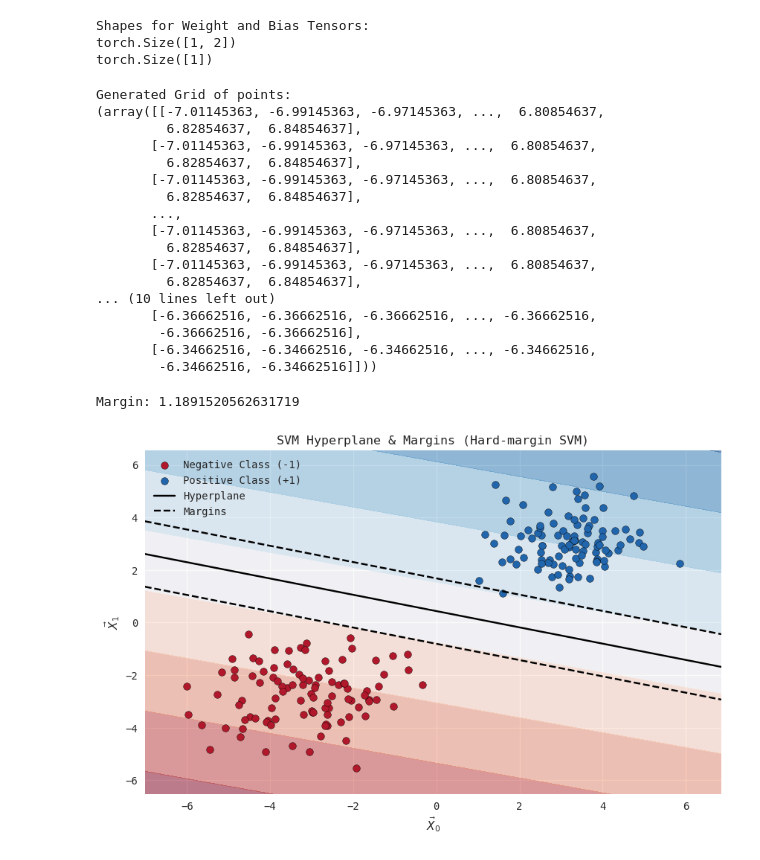
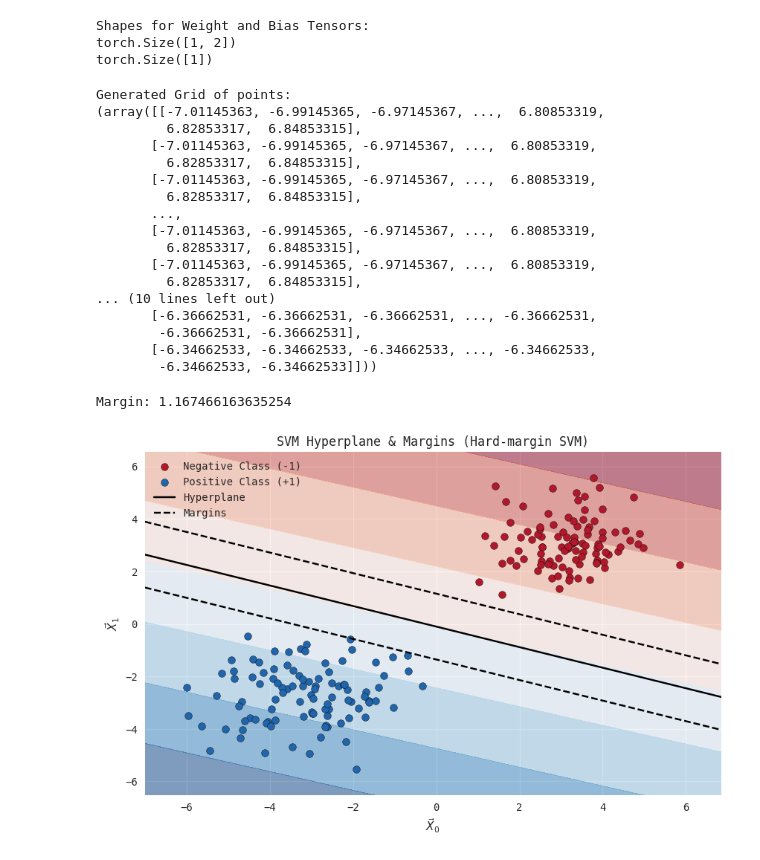
Before and after one commit to abhans/torchbygnd, a Jupyter notebook: test.ipynb, the cells around one changed output. Saved outputs shown, nothing was run; the diff lists cells and outputs as text; code cells hidden in the pictures.

```diff
--- a/test.ipynb
+++ b/test.ipynb
@@ -38,7 +39,7 @@ print(f"Device has ben set to: {torch.cuda.get_device_properties(DEVICE).name}")
 # %% [output]
 Device has ben set to: NVIDIA GeForce RTX 4060 Laptop GPU
 # %%
-X, y = clusters(SIZE, stds=[1.2, 1], labels=[-1, 1], dtype=DTYPE, generator=GENERATOR)
+X, y = clusters(SIZE, stds=[1.2, 1], labels=[1, -1], dtype=DTYPE, generator=GENERATOR)
 # %%
 print("Generated X:", X[90:110], "\nGenerated y:", y[90:110], sep='\n')     # Viewing both +1 and -1
 print("\nShape of X: ", X.shape, "\nShape of y: ", y.shape, sep='\n')
@@ -196,22 +197,22 @@ XX, yy = np.meshgrid(np.arange(Xmin, Xmax, 0.02), np.arange(ymin, ymax, 0.02))
 print(f"Generated Grid of points:\n{(XX[:10], yy[:10])}")
 # %% [output]
 Generated Grid of points:
-(array([[-7.01145363, -6.99145363, -6.97145363, ...,  6.80854637,
-         6.82854637,  6.84854637],
-       [-7.01145363, -6.99145363, -6.97145363, ...,  6.80854637,
-         6.82854637,  6.84854637],
-       [-7.01145363, -6.99145363, -6.97145363, ...,  6.80854637,
-         6.82854637,  6.84854637],
+(array([[-7.01145363, -6.99145365, -6.97145367, ...,  6.80853319,
+         6.82853317,  6.84853315],
+       [-7.01145363, -6.99145365, -6.97145367, ...,  6.80853319,
+         6.82853317,  6.84853315],
+       [-7.01145363, -6.99145365, -6.97145367, ...,  6.80853319,
+         6.82853317,  6.84853315],
        ...,
-       [-7.01145363, -6.99145363, -6.97145363, ...,  6.80854637,
-         6.82854637,  6.84854637],
-       [-7.01145363, -6.99145363, -6.97145363, ...,  6.80854637,
-         6.82854637,  6.84854637],
+       [-7.01145363, -6.99145365, -6.97145367, ...,  6.80853319,
+         6.82853317,  6.84853315],
+       [-7.01145363, -6.99145365, -6.97145367, ...,  6.80853319,
+         6.82853317,  6.84853315],
 ... (10 lines left out)
-       [-6.36662516, -6.36662516, -6.36662516, ..., -6.36662516,
-        -6.36662516, -6.36662516],
-       [-6.34662516, -6.34662516, -6.34662516, ..., -6.34662516,
-        -6.34662516, -6.34662516]]))
+       [-6.36662531, -6.36662531, -6.36662531, ..., -6.36662531,
+        -6.36662531, -6.36662531],
+       [-6.34662533, -6.34662533, -6.34662533, ..., -6.34662533,
+        -6.34662533, -6.34662533]]))
 # %%
 # Predictionon the entire grid
 Gp = np.c_[XX.ravel(), yy.ravel()]      # Data pairs (X_i, y_i)
@@ -227,36 +228,35 @@ Z = model(G)
 Z = Z.detach().numpy()
 Z = Z.reshape(XX.shape)
 # %%
-
 plt.figure(figsize=(10, 6))
 # Decision Regions
-plt.contourf(XX, yy, Z, cmap=plt.cm.RdBu, alpha=0.5)
+plt.contourf(XX, yy, Z, cmap=colormaps.get_cmap("RdBu"), alpha=0.5)
 plt.scatter(X[y == -1][:, 0], X[y == -1][:, 1], c='#b2182b', label='Negative Class (-1)', edgecolors='k')
 plt.scatter(X[y == 1][:, 0], X[y == 1][:, 1], c='#2166ac', label='Positive Class (+1)', edgecolors='k')
 
 # Hyperplane
 x_ = np.linspace(Xmin, Xmax, 100)
 y_ = (-w[0, 0] * x_ - b) / w[0, 1]
 
 plt.plot(x_, y_, 'k-', label='Hyperplane')
 
 # Margins
 margin = 1 / np.linalg.norm(w)
 print(f"Margin: {margin}")
 
 y_upper = (-w[0, 0] * x_ - b + 1) / w[0, 1]
 y_lower = (-w[0, 0] * x_ - b - 1) / w[0, 1]
 
 plt.plot(x_, y_upper, 'k--', label='Margins')
 plt.plot(x_, y_lower, 'k--')
 
 plt.xlim(XX.min(), XX.max())
 plt.ylim(yy.min(), yy.max())
 plt.xlabel('$\\vec{X}_0$')
 plt.ylabel('$\\vec{X}_1$')
 plt.title('SVM Hyperplane & Margins (Hard-margin SVM)')
 plt.legend()
 plt.show()
 # %% [output]
-Margin: 1.1891520562631719
+Margin: 1.167466163635254
-[figure, old version]
+[figure, new version]
```
Also changed, not shown: parts of 7 cells of this notebook, 7 other files.
